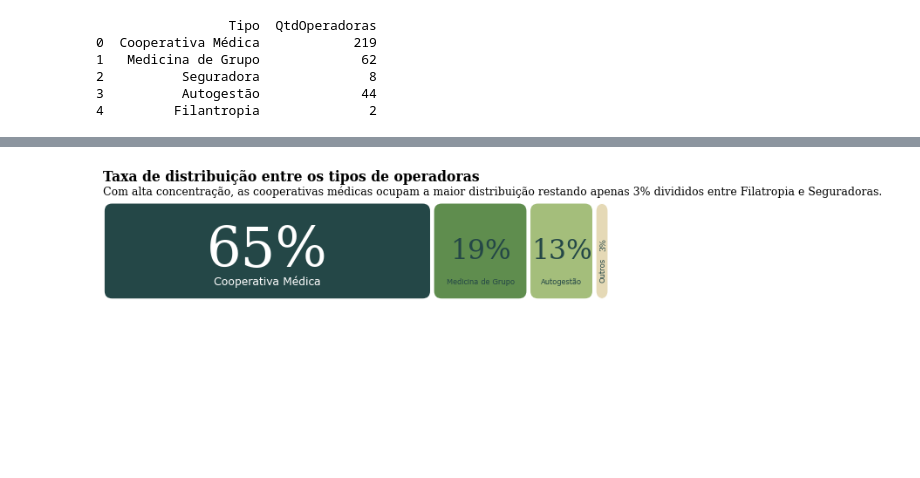
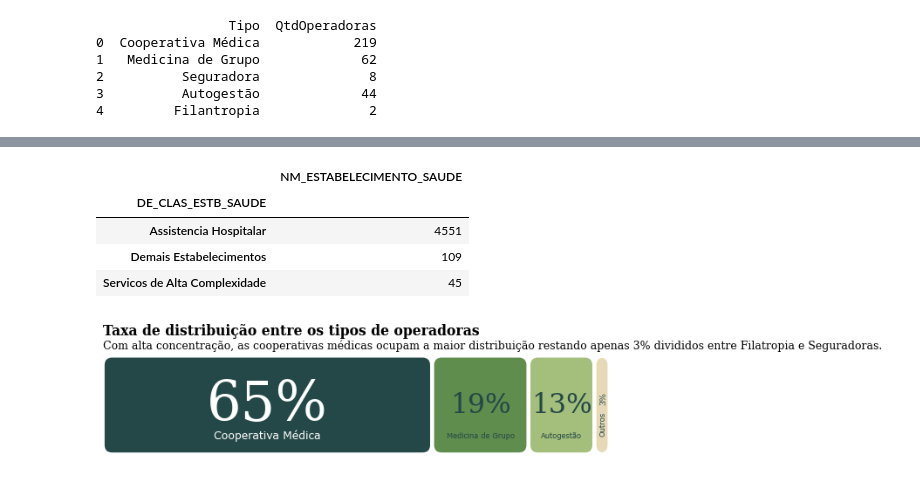
Before and after one commit to douglassodre/prestadoreseplanos, a Jupyter notebook: Prestadores e planos hospitalares.ipynb, the cells around one changed output, grey strips where cells are left out. Saved outputs shown, nothing was run; the diff lists cells and outputs as text; code cells hidden in the pictures; blank space fills up the shorter version.

```diff
--- a/Prestadores e planos hospitalares.ipynb
+++ b/Prestadores e planos hospitalares.ipynb
@@ -142,3 +167,24 @@ print(df_qtdeoperadora)
+# %%
+a=dfba.groupby('DE_CLAS_ESTB_SAUDE')['NM_ESTABELECIMENTO_SAUDE'].nunique()
+
+df_clas_est = pd.DataFrame(a)
+display(df_clas_est)
+
+# query = """
+# SELECT NM_ESTABELECIMENTO_SAUDE,DE_CLAS_ESTB_SAUDE
+# FROM dfba
+# GROUP BY NM_ESTABELECIMENTO_SAUDE
+# HAVING COUNT(DISTINCT(NM_ESTABELECIMENTO_SAUDE)) > 1
+# """
+
+# dfteste = sqldf(query)
+# display(dfteste)
+# %% [output]
+|  | NM_ESTABELECIMENTO_SAUDE |
+| DE_CLAS_ESTB_SAUDE |  |
+| Assistencia Hospitalar | 4551 |
+| Demais Estabelecimentos | 109 |
+| Servicos de Alta Complexidade | 45 |
 # %%
 # Taxa de distribuição entre os tipos de operadoras
 
```
Also changed, not shown: parts of 3 cells of this notebook.
